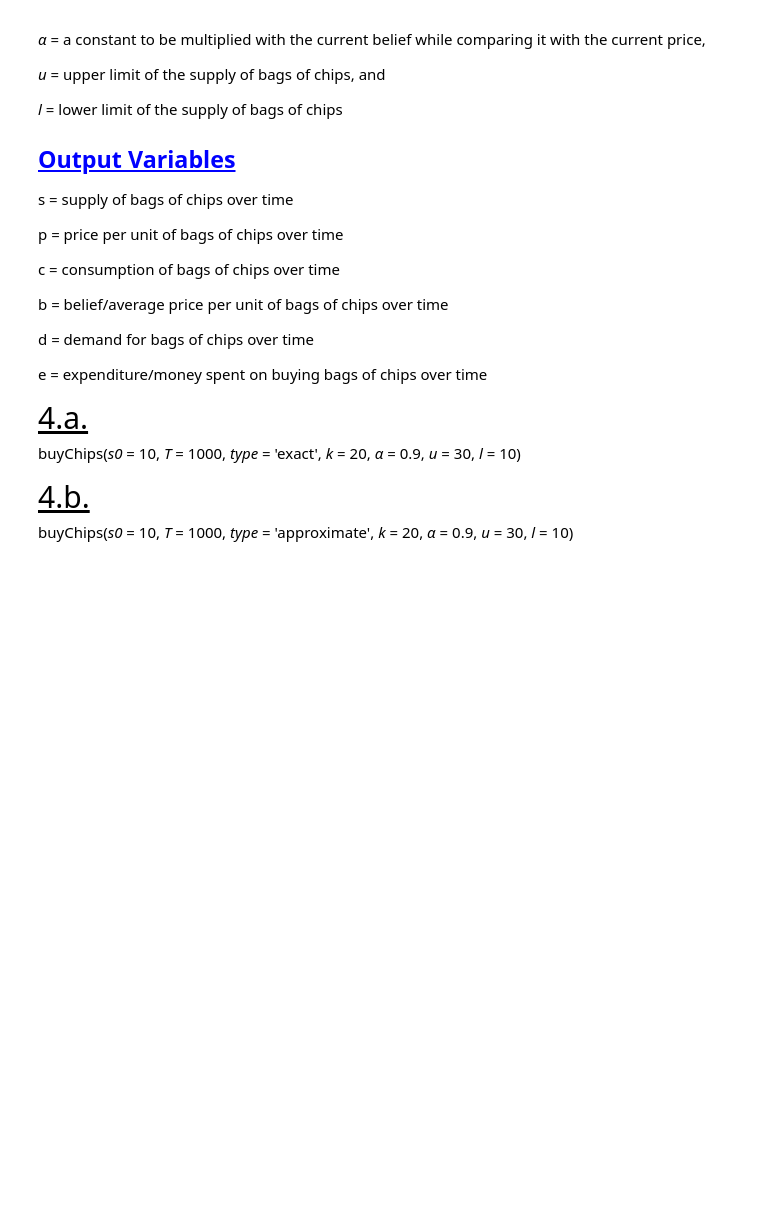
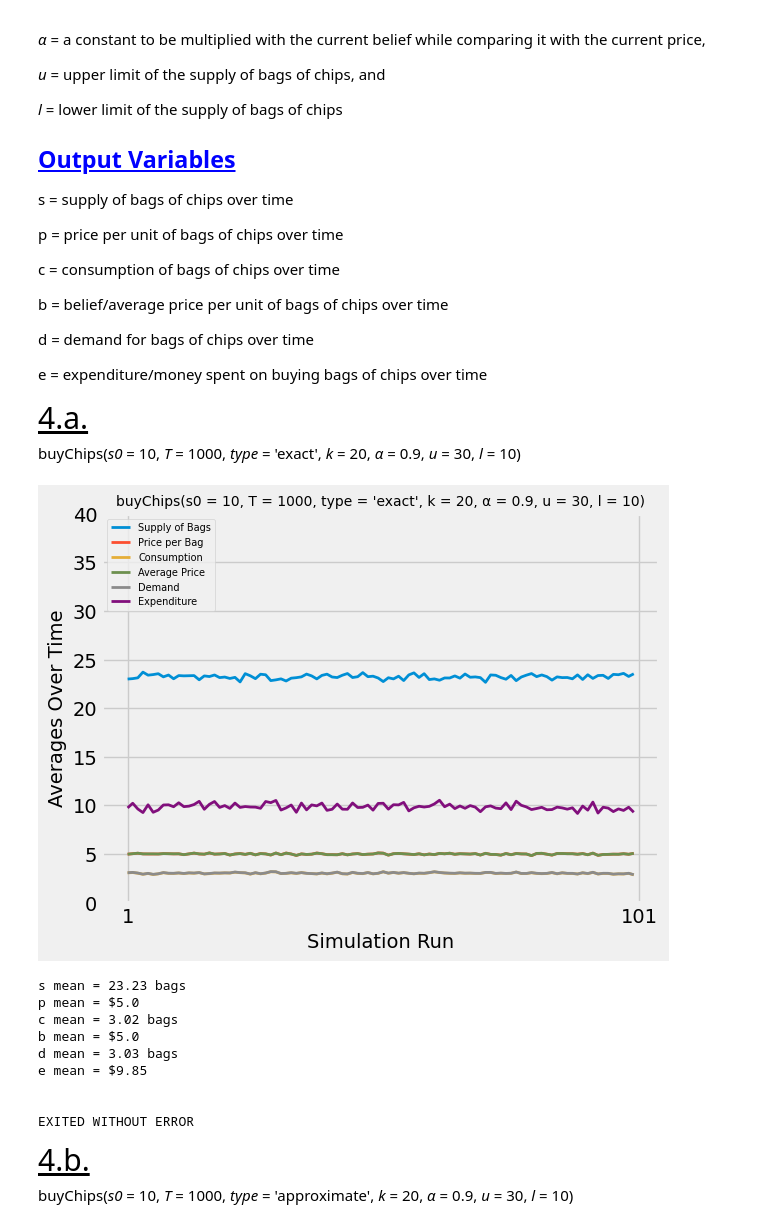
Before and after one commit to al-gabe31/CMSC471-HW1, a Jupyter notebook: LQ90575_Homework1.ipynb, the cells around one changed output. Cells and saved outputs as stored; diff of their text form; code cells hidden in the pictures; blank space fills up the shorter version.

Commit message:
Updated Desired Data
Updated how the simulations run. For each scenario, we should be running the simulation 100 times and plotting the averages.

```diff
--- a/LQ90575_Homework1.ipynb
+++ b/LQ90575_Homework1.ipynb
@@ -34,51 +34,80 @@ import random                       #
 plt.style.use('fivethirtyeight')
 
 # CHANGED THESE VALUES TO SIMULATE DIFFERENT SCENARIOS
-T = 50 # Number of intervals per simulation
+T = 1000 # Number of intervals per simulation
 display_graph = True # Set to True if you want to see the graph (needs matplotlib)
 display_means = True # Set to True if you want to print the means of all output variables
 line_width = 2 # How thick each lines are
 belief_type = 'exact'
 alpha = 0.9
 
-s, p, c, b, d, e = functions.buyChips(10, T, belief_type, 5, alpha, 30, 10) # y-axis values
+num_simulations = 100
+
+# The means of each output variable per simulation
+s_m = [0 for i in range(num_simulations)]
+p_m = [0 for i in range(num_simulations)]
+c_m = [0 for i in range(num_simulations)]
+b_m = [0 for i in range(num_simulations)]
+d_m = [0 for i in range(num_simulations)]
+e_m = [0 for i in range(num_simulations)]
+
+for i in range(num_simulations):
+    s, p, c, b, d, e = functions.buyChips(10, T, belief_type, 5, alpha, 30, 10)
+    s_m[i] = statistics.mean(s)
+    p_m[i] = round(statistics.mean(p), 2)
+    c_m[i] = statistics.mean(c)
+    b_m[i] = round(statistics.mean(b), 2)
+    d_m[i] = statistics.mean(d)
+    e_m[i] = round(statistics.mean(e), 2)
 
 if display_graph == True:
-    x = np.arange(1, T + 1) # Needed for the x-axis
+    x = np.arange(1, num_simulations + 1) # Needed for the x-axis
 
     # Run code below to actually plot the data
     plt.title("buyChips(s0 = 10, T = 1000, type = '%s', k = 20, α = %s, u = 30, l = 10)" % (belief_type, alpha), fontsize = 10)
 
-    plt.xlabel('Time Interval')
-    plt.ylabel('Values')
+    plt.xlabel('Simulation Run')
+    plt.ylabel('Averages Over Time')
 
     plt.xticks(np.arange(1, T + 1, step = T / 10))
-    plt.yticks(np.arange(0, 100, step = 10))
+    plt.yticks(np.arange(0, 41, step = 5))
+    plt.ylim(bottom = 0)
 
-    plt.plot(x, s, linewidth = line_width) # Supply
-    plt.plot(x, p, linewidth = line_width) # Price
-    plt.plot(x, c, linewidth = line_width) # Consumption
-    plt.plot(x, b, linewidth = line_width) # Average Price
-    plt.plot(x, d, linewidth = line_width) # Demand
-    plt.plot(x, e, linewidth = line_width) # Expenditure
+    plt.plot(x, s_m, linewidth = line_width) # Supply
+    plt.plot(x, p_m, linewidth = line_width) # Price
+    plt.plot(x, c_m, linewidth = line_width) # Consumption
+    plt.plot(x, b_m, linewidth = line_width) # Average Price
+    plt.plot(x, d_m, linewidth = line_width) # Demand
+    plt.plot(x, e_m, linewidth = line_width) # Expenditure
 
     plt.rc('legend', fontsize = 7)
     plt.legend(['Supply of Bags', 'Price per Bag', 'Consumption', 'Average Price', 'Demand', 'Expenditure'], loc = 'upper left')
 
     plt.show()
 
 
 
 if display_means == True:
     # Run code below to print average value of each list
-    print("s mean = %s bags" % (statistics.mean(s)))
-    print("p mean = $%s" % (round(statistics.mean(p), 2)))
-    print("c mean = %s bags" % (statistics.mean(c)))
-    print("b mean = $%s" % (round(statistics.mean(b), 2)))
-    print("d mean = %s bags" % (statistics.mean(d)))
-    print("e mean = $%s" % (round(statistics.mean(e), 2)))
+    print("s mean = %s bags" % (round(statistics.mean(s_m), 2)))
+    print("p mean = $%s" % (round(statistics.mean(p_m), 2)))
+    print("c mean = %s bags" % (round(statistics.mean(c_m), 2)))
+    print("b mean = $%s" % (round(statistics.mean(b_m), 2)))
+    print("d mean = %s bags" % (round(statistics.mean(d_m), 2)))
+    print("e mean = $%s" % (round(statistics.mean(e_m), 2)))
 
 print("\n\nEXITED WITHOUT ERROR\n\n")
+# %% [output]
+[figure, added]
+s mean = 23.23 bags
+p mean = $5.0
+c mean = 3.02 bags
+b mean = $5.0
+d mean = 3.03 bags
+e mean = $9.85
+
+
+EXITED WITHOUT ERROR
 # %% [markdown]
 <p style="font-size: 30px; text-decoration: underline">4.b.</p>
 <p>buyChips(<i>s0</i> = 10, <i>T</i> = 1000, <i>type</i> = 'approximate', <i>k</i> = 20, <i>&#945</i> = 0.9, <i>u</i> = 30, <i>l</i> = 10)</p>
```
Also changed, not shown: parts of 3 cells of this notebook.
